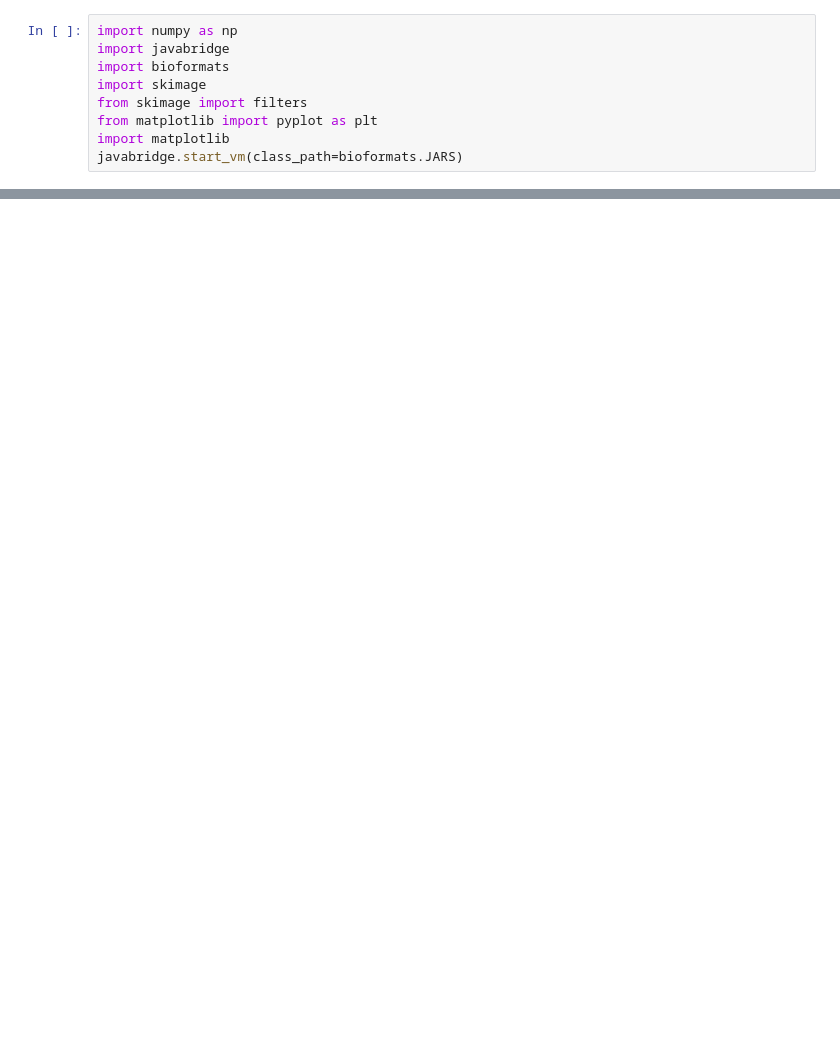
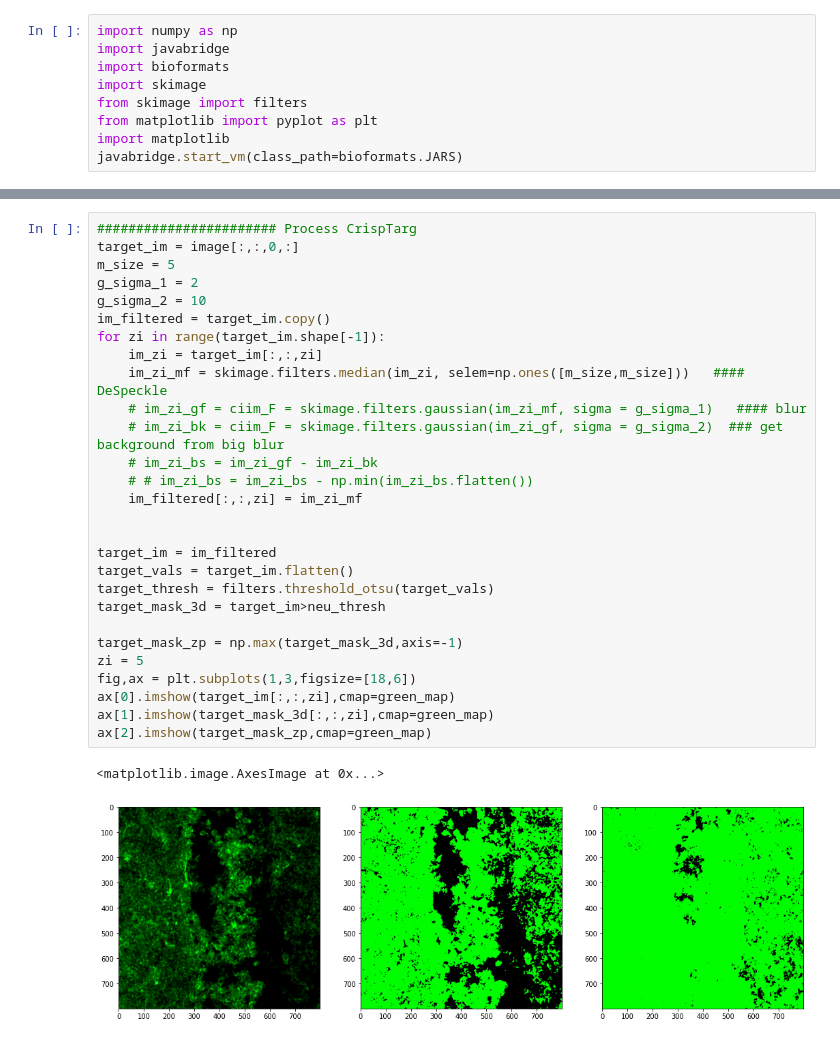
Before and after one commit to dtabuena/Images, a Jupyter notebook: Analyzing_Confocal.ipynb, the cells around one changed output, grey strips where cells are left out. Cells and saved outputs as stored; diff of their text form; blank space fills up the shorter version.

```diff
--- a/Analyzing_Confocal.ipynb
+++ b/Analyzing_Confocal.ipynb
@@ -97 +159,32 @@ blue_map = new_colormap([0,0,0,1],[0,0,1,1])
+# %%
+####################### Process CrispTarg
+target_im = image[:,:,0,:]
+m_size = 5
+g_sigma_1 = 2
+g_sigma_2 = 10
+im_filtered = target_im.copy()
+for zi in range(target_im.shape[-1]):
+    im_zi = target_im[:,:,zi]
+    im_zi_mf = skimage.filters.median(im_zi, selem=np.ones([m_size,m_size]))   #### DeSpeckle
+    # im_zi_gf = ciim_F = skimage.filters.gaussian(im_zi_mf, sigma = g_sigma_1)   #### blur
+    # im_zi_bk = ciim_F = skimage.filters.gaussian(im_zi_gf, sigma = g_sigma_2)  ### get background from big blur
+    # im_zi_bs = im_zi_gf - im_zi_bk
+    # # im_zi_bs = im_zi_bs - np.min(im_zi_bs.flatten())
+    im_filtered[:,:,zi] = im_zi_mf
+
+
+target_im = im_filtered
+target_vals = target_im.flatten()
+target_thresh = filters.threshold_otsu(target_vals)
+target_mask_3d = target_im>neu_thresh
+
+target_mask_zp = np.max(target_mask_3d,axis=-1)
+zi = 5
+fig,ax = plt.subplots(1,3,figsize=[18,6])
+ax[0].imshow(target_im[:,:,zi],cmap=green_map)
+ax[1].imshow(target_mask_3d[:,:,zi],cmap=green_map)
+ax[2].imshow(target_mask_zp,cmap=green_map)
+# %% [output]
+<matplotlib.image.AxesImage at 0x...>
+[figure, added]
 # %%
```
Also changed, not shown: parts of 12 cells of this notebook.
